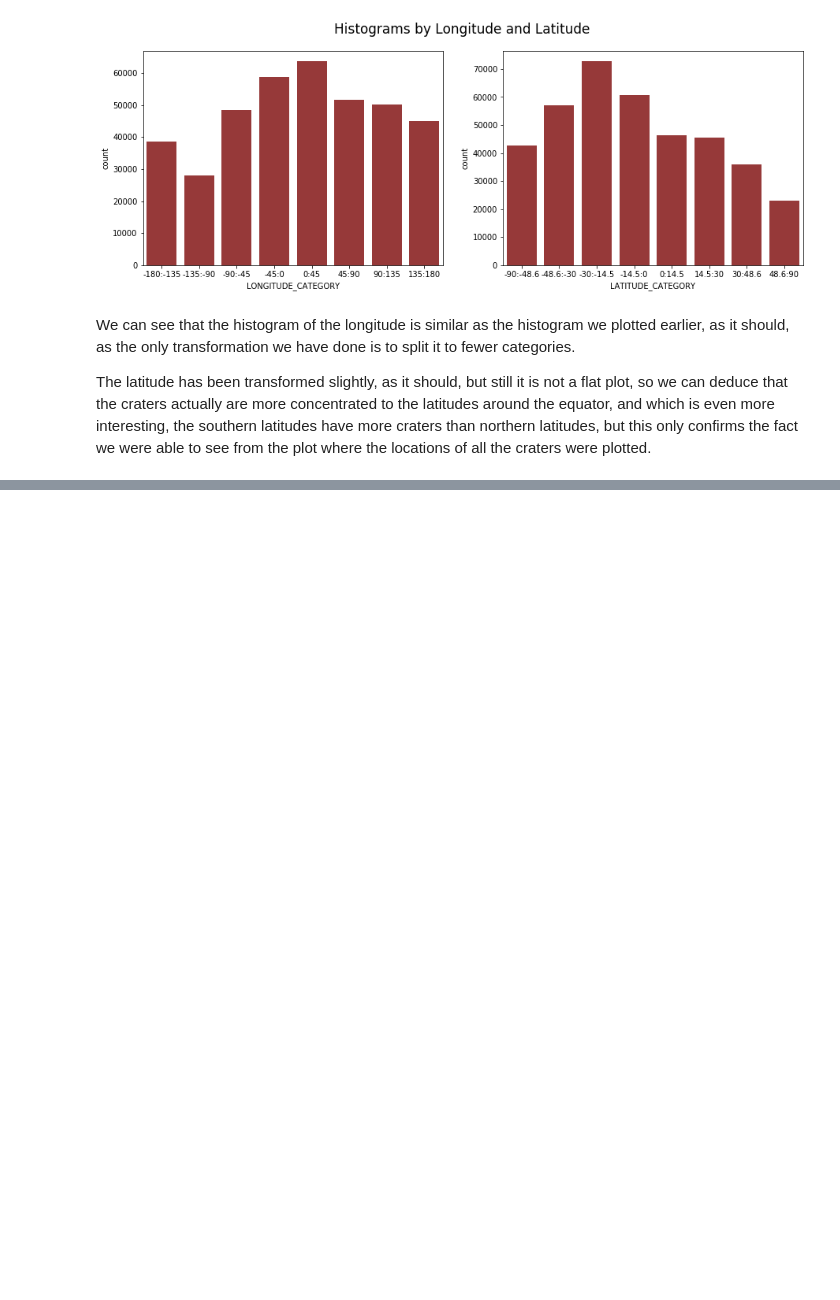
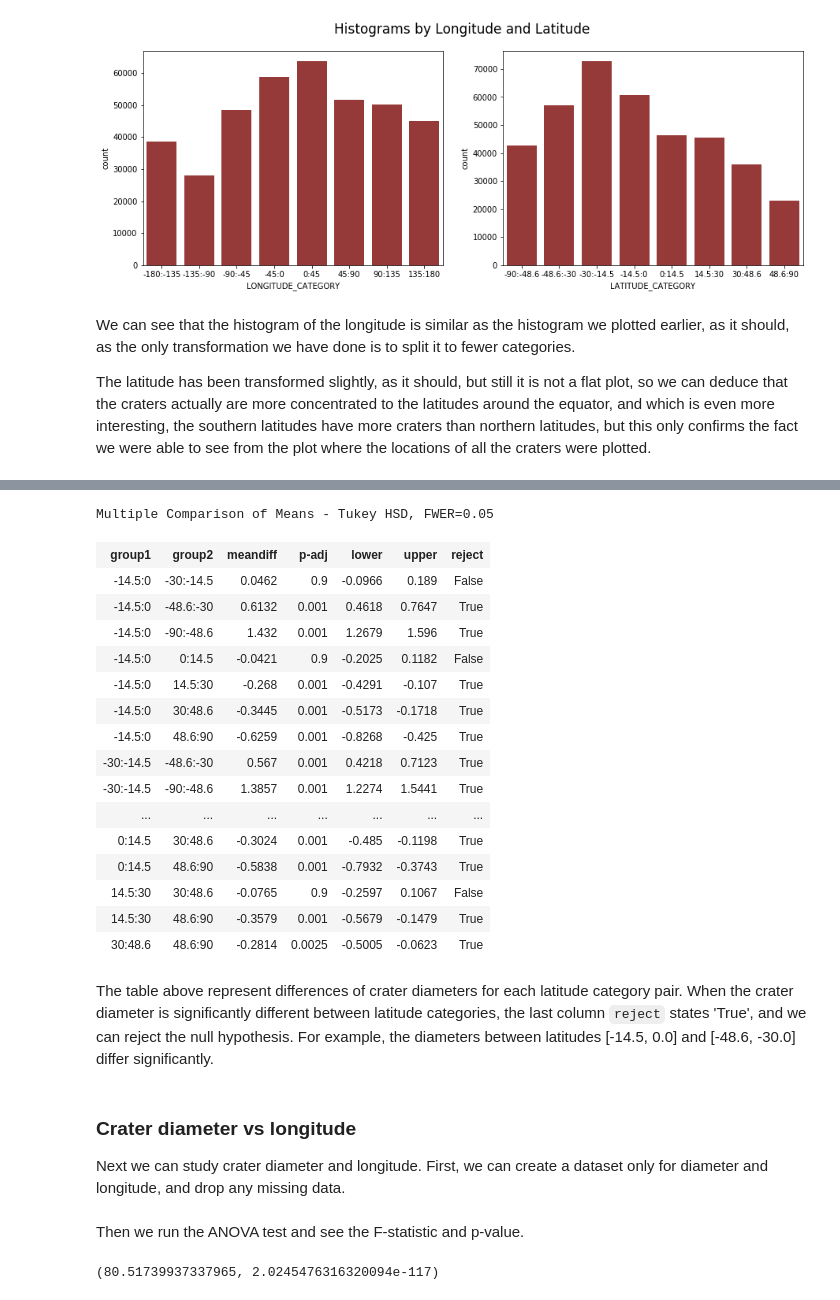
Before and after one commit to MariaanaT/MarsCraters, a Jupyter notebook: MarsCratersStudy.ipynb, the cells around one changed output, grey strips where cells are left out. Saved outputs shown, nothing was run; the diff lists cells and outputs as text; code cells hidden in the pictures; blank space fills up the shorter version.

```diff
--- a/MarsCratersStudy.ipynb
+++ b/MarsCratersStudy.ipynb
@@ -192,0 +365,29 @@ The latitude has been transformed slightly, as it should, but still it is not a
+# %%
+mc = multi.MultiComparison(data_sub['DIAM_CIRCLE_IMAGE'], data_sub['LATITUDE_CATEGORY'])
+res = mc.tukeyhsd()
+res.summary()
+# %% [output]
+Multiple Comparison of Means - Tukey HSD, FWER=0.05
+| group1 | group2 | meandiff | p-adj | lower | upper | reject |
+| -14.5:0 | -30:-14.5 | 0.0462 | 0.9 | -0.0966 | 0.189 | False |
+| -14.5:0 | -48.6:-30 | 0.6132 | 0.001 | 0.4618 | 0.7647 | True |
+| -14.5:0 | -90:-48.6 | 1.432 | 0.001 | 1.2679 | 1.596 | True |
+| -14.5:0 | 0:14.5 | -0.0421 | 0.9 | -0.2025 | 0.1182 | False |
+| -14.5:0 | 14.5:30 | -0.268 | 0.001 | -0.4291 | -0.107 | True |
+| -14.5:0 | 30:48.6 | -0.3445 | 0.001 | -0.5173 | -0.1718 | True |
+| -14.5:0 | 48.6:90 | -0.6259 | 0.001 | -0.8268 | -0.425 | True |
+| -30:-14.5 | -48.6:-30 | 0.567 | 0.001 | 0.4218 | 0.7123 | True |
+| -30:-14.5 | -90:-48.6 | 1.3857 | 0.001 | 1.2274 | 1.5441 | True |
+| ... | ... | ... | ... | ... | ... | ... |
+| 0:14.5 | 30:48.6 | -0.3024 | 0.001 | -0.485 | -0.1198 | True |
+| 0:14.5 | 48.6:90 | -0.5838 | 0.001 | -0.7932 | -0.3743 | True |
+| 14.5:30 | 30:48.6 | -0.0765 | 0.9 | -0.2597 | 0.1067 | False |
+| 14.5:30 | 48.6:90 | -0.3579 | 0.001 | -0.5679 | -0.1479 | True |
+| 30:48.6 | 48.6:90 | -0.2814 | 0.0025 | -0.5005 | -0.0623 | True |
+# %% [markdown]
+The table above represent differences of crater diameters for each latitude category pair.
+When the crater diameter is significantly different between latitude categories, the last column `reject` states 'True', and we can reject the null hypothesis. For example, the diameters between latitudes [-14.5, 0.0] and [-48.6, -30.0] differ significantly.
+# %% [markdown]
+### Crater diameter vs longitude
+
+Next we can study crater diameter and longitude. First, we can create a dataset only for diameter and longitude, and drop any missing data.
@@ -192,0 +396,7 @@ The latitude has been transformed slightly, as it should, but still it is not a
+# %% [markdown]
+Then we run the ANOVA test and see the F-statistic and p-value.
+# %%
+model = smf.ols(formula='DIAM_CIRCLE_IMAGE ~ C(LONGITUDE_CATEGORY)', data=data_sub).fit()
+(model.fvalue, model.f_pvalue)
+# %% [output]
+(80.51739937337965, 2.0245476316320094e-117)
```
Also changed, not shown: parts of 59 cells of this notebook.
